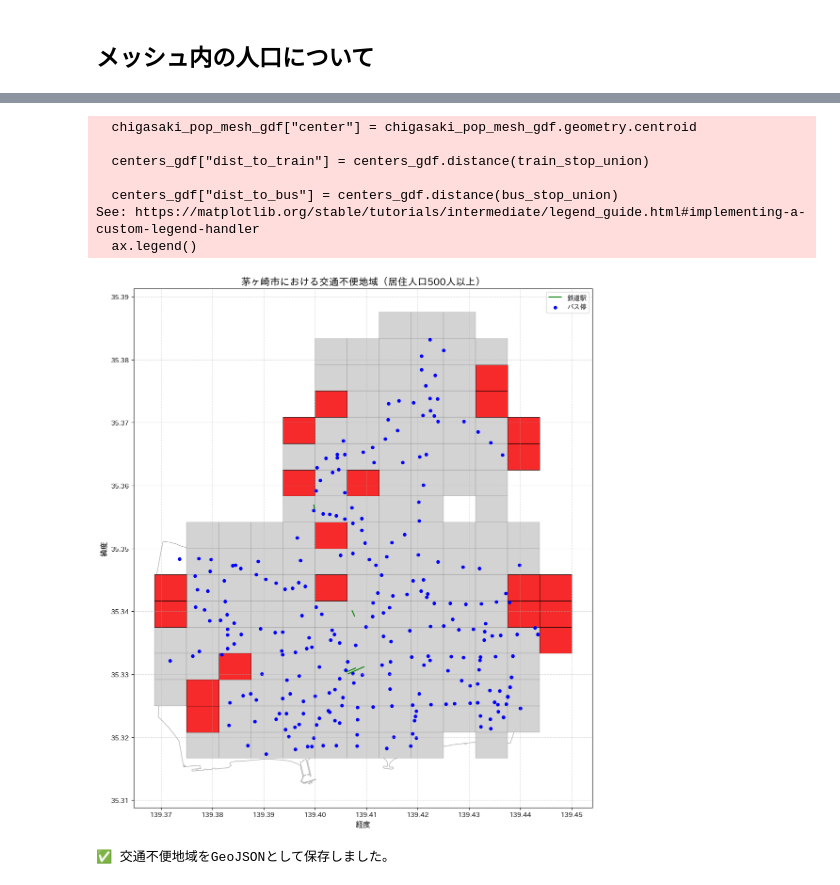
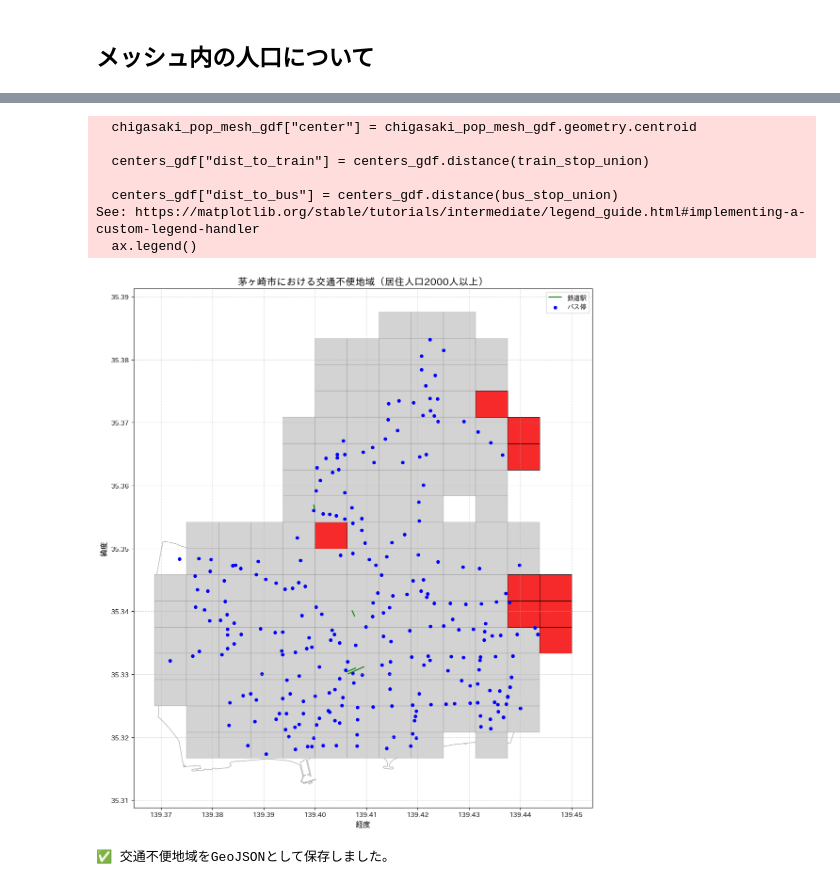
Before and after one commit to takeru403/map_mocup, a Jupyter notebook: notebook/get_data.ipynb, the cells around one changed output, grey strips where cells are left out. Cells and saved outputs as stored; diff of their text form; code cells hidden in the pictures.

```diff
--- a/notebook/get_data.ipynb
+++ b/notebook/get_data.ipynb
@@ -27,7 +27,7 @@ mesh_gdf["KEY_CODE"] = mesh_gdf["KEY_CODE"].astype(str)
 pop_files = [
     "tblT001101H5336", "tblT001101H5337", "tblT001101H5338",
     "tblT001101H5339", "tblT001101H5340", "tblT001101H5332",
-    "tblT001102H5333", "tblT001101H5334", "tblT001101H5335",
+     "tblT001101H5334", "tblT001101H5335",
     "tblT001101H5238", "tblT001101H5239",
 ]
 
@@ -432,7 +430,7 @@ population_column = "人口（総数）"  # カラム名を明示
 # ========================
 # 3. 条件を満たすメッシュを抽出
 # ========================
-condition_pop = centers_gdf[population_column] >= 500
+condition_pop = centers_gdf[population_column] >= 2000
 
 train_stop_union = chigasaki_train_stop_gdf.unary_union
 centers_gdf["dist_to_train"] = centers_gdf.distance(train_stop_union)
@@ -453,33 +451,33 @@ highlight_gdf = chigasaki_pop_mesh_gdf[
 
 # ========================
 # 5. 可視化
 # ========================
 fig, ax = plt.subplots(figsize=(12, 12))
 chigasaki_polygon.plot(ax=ax, color="white", edgecolor="black", alpha=0.3)
 chigasaki_pop_mesh_gdf.plot(ax=ax, color="lightgray", edgecolor="gray", linewidth=0.3, label="500mメッシュ")
 highlight_gdf.plot(ax=ax, color="red", edgecolor="black", linewidth=0.6, alpha=0.8, label="交通不便地域")
 chigasaki_train_stop_gdf.plot(ax=ax, color="green", markersize=60, label="鉄道駅")
 chigasaki_bus_stop_gdf.plot(ax=ax, color="blue", markersize=20, label="バス停")
 
-ax.set_title("茅ヶ崎市における交通不便地域（居住人口500人以上）", fontsize=15)
+ax.set_title("茅ヶ崎市における交通不便地域（居住人口2000人以上）", fontsize=15)
 ax.set_xlabel("経度", fontsize=12)
 ax.set_ylabel("緯度", fontsize=12)
 ax.legend()
 plt.grid(True, linestyle="--", alpha=0.5)
 plt.tight_layout()
 plt.show()
 
 ### geojsonに追加
 highlight_gdf = highlight_gdf.drop(columns=["center"])
 highlight_gdf.to_file("../data/chigasaki/unserved_areas.geojson", driver="GeoJSON", encoding='utf-8')
 print("✅ 交通不便地域をGeoJSONとして保存しました。")
 # %% [output]
   chigasaki_pop_mesh_gdf["center"] = chigasaki_pop_mesh_gdf.geometry.centroid
 
   centers_gdf["dist_to_train"] = centers_gdf.distance(train_stop_union)
 
   centers_gdf["dist_to_bus"] = centers_gdf.distance(bus_stop_union)
 See: https://matplotlib.org/stable/tutorials/intermediate/legend_guide.html#implementing-a-custom-legend-handler
   ax.legend()
-[figure, old version]
+[figure, new version]
 ✅ 交通不便地域をGeoJSONとして保存しました。
```
Also changed, not shown: parts of 5 cells of this notebook, 3 other files.
